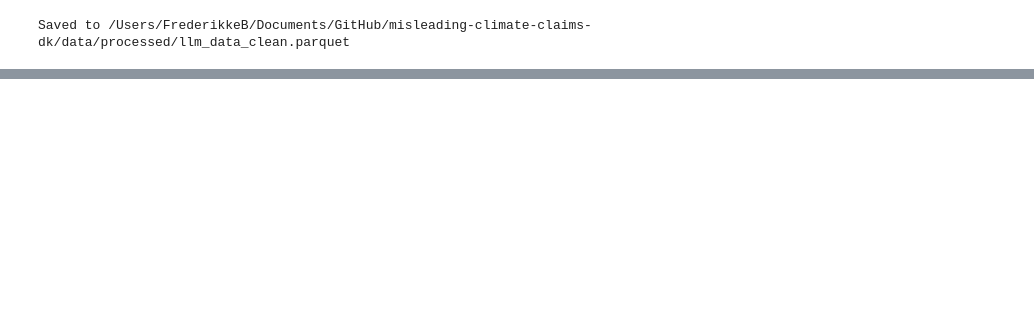
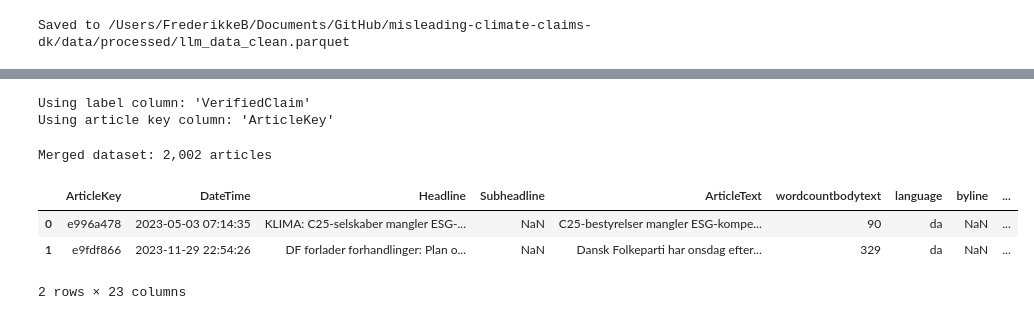
Before and after one commit to fbuchsti/misleading-climate-claims-dk, a Jupyter notebook: src/preprocessing/data_preparation.ipynb, the cells around one changed output, grey strips where cells are left out. Saved outputs shown, nothing was run; the diff lists cells and outputs as text; code cells hidden in the pictures; blank space fills up the shorter version.

```diff
--- a/src/preprocessing/data_preparation.ipynb
+++ b/src/preprocessing/data_preparation.ipynb
@@ -19 +20,19 @@ from iterstrat.ml_stratifiers import MultilabelStratifiedShuffleSplit
+# %%
+# file paths
+RAW_ARTICLES  = "/Users/FrederikkeB/Documents/GitHub/misleading-climate-claims-dk/data/raw/climate_misinfo_2023-2025.csv"
+LLM_ANNOT     = "/Users/FrederikkeB/Documents/GitHub/misleading-climate-claims-dk/data/annotated/llm_18k_annotated.parquet"
+MANUAL_ANNOT_500 = "/Users/FrederikkeB/Documents/GitHub/misleading-climate-claims-dk/data/annotated/manual_500_annotated.xlsx"
+MANUAL_ANNOT_2000 = "/Users/FrederikkeB/Documents/GitHub/misleading-climate-claims-dk/data/annotated/manual_2000_annotated.xlsx"
+MANUAL_ANNOT_121 = "/Users/FrederikkeB/Documents/GitHub/misleading-climate-claims-dk/data/annotated/manual_121_annotated.xlsx"
+MANUAL_ANNOT_182 = "/Users/FrederikkeB/Documents/GitHub/misleading-climate-claims-dk/data/annotated/manual_182_annotated.xlsx"
+
+# output paths
+OUT_LLM = "/Users/FrederikkeB/Documents/GitHub/misleading-climate-claims-dk/data/processed/cycle1/cleaned/llm_18k_clean.parquet"
+OUT_MANUAL_500 = "/Users/FrederikkeB/Documents/GitHub/misleading-climate-claims-dk/data/processed/test_manual_500.parquet"
+OUT_MANUAL_2000 = "/Users/FrederikkeB/Documents/GitHub/misleading-climate-claims-dk/data/processed/cycle2/cleaned/manual_2000_clean.parquet"
+OUT_MANUAL_1921 = "/Users/FrederikkeB/Documents/GitHub/misleading-climate-claims-dk/data/processed/cycle3/cleaned/manual_1921_clean.parquet"
+OUT_MANUAL_2103 = "/Users/FrederikkeB/Documents/GitHub/misleading-climate-claims-dk/data/processed/cycle4/cleaned/manual_2103_clean.parquet"
+
+# label columns
+LABEL_COLS = [f"label_{i}" for i in range(8)]
 # %% [markdown]
@@ -148,0 +233,7 @@ Saved to /Users/FrederikkeB/Documents/GitHub/misleading-climate-claims-dk/data/p
+# %%
+# load verified predictions
+manual_verified_df = pd.read_excel(MANUAL_ANNOT_2000, sheet_name="annotated")
+
+print(f"Loaded {len(manual_verified_df):,} verified predictions")
+print(f"\nColumns in verified data: {manual_verified_df.columns.tolist()}")
+manual_verified_df.head(2)
@@ -148,0 +247,31 @@ Saved to /Users/FrederikkeB/Documents/GitHub/misleading-climate-claims-dk/data/p
+# %%
+# configure column names
+# the column containing the verified labels
+VERIFIED_LABEL_COL = "VerifiedClaim"
+
+# the column containing the article identifier
+ARTICLE_KEY_COL = "ArticleKey"
+
+print(f"Using label column: '{VERIFIED_LABEL_COL}'")
+print(f"Using article key column: '{ARTICLE_KEY_COL}'")
+# %% [output]
+Using label column: 'VerifiedClaim'
+Using article key column: 'ArticleKey'
+# %%
+# merge annotations with article metadata
+manual_verified_df = articles.merge(manual_verified_df, on="ArticleKey")
+print(f"Merged dataset: {len(manual_verified_df):,} articles")
+# %% [output]
+Merged dataset: 2,002 articles
+# %%
+# drop extra NewsText-column
+column_to_drop = ["NewsText"]
+
+manual_verified_df.drop(columns=column_to_drop, inplace=True)
+
+manual_verified_df.head(2)
+# %% [output]
+|  | ArticleKey | DateTime | Headline | Subheadline | ArticleText | wordcountbodytext | language | byline | ... |
+| 0 | e996a478 | 2023-05-03 07:14:35 | KLIMA: C25-selskaber mangler ESG-... | NaN | C25-bestyrelser mangler ESG-kompe... | 90 | da | NaN | ... |
+| 1 | e9fdf866 | 2023-11-29 22:54:26 | DF forlader forhandlinger: Plan o... | NaN | Dansk Folkeparti har onsdag efter... | 329 | da | NaN | ... |
+2 rows × 23 columns
```
Also changed, not shown: parts of 48 cells of this notebook, 18 other files.
